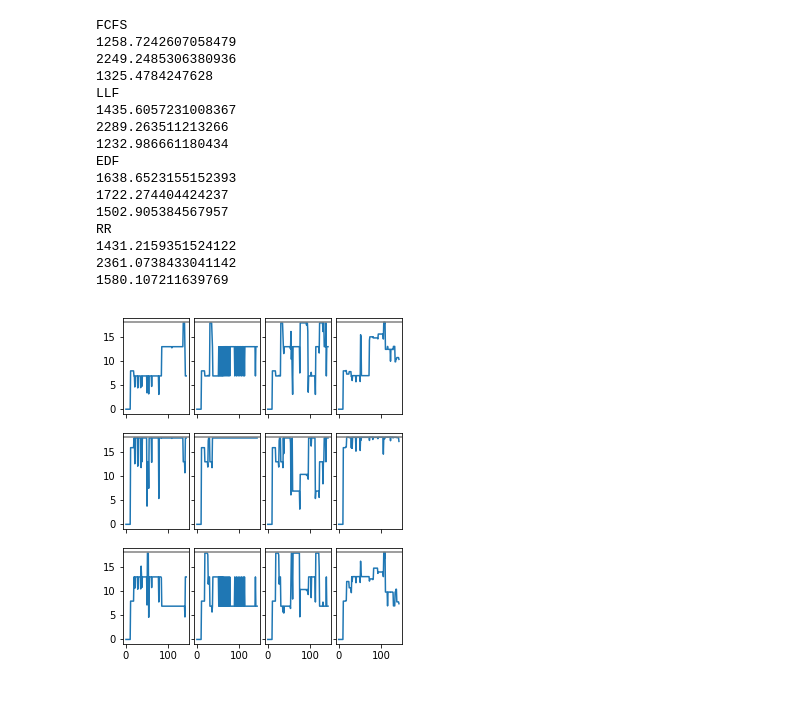
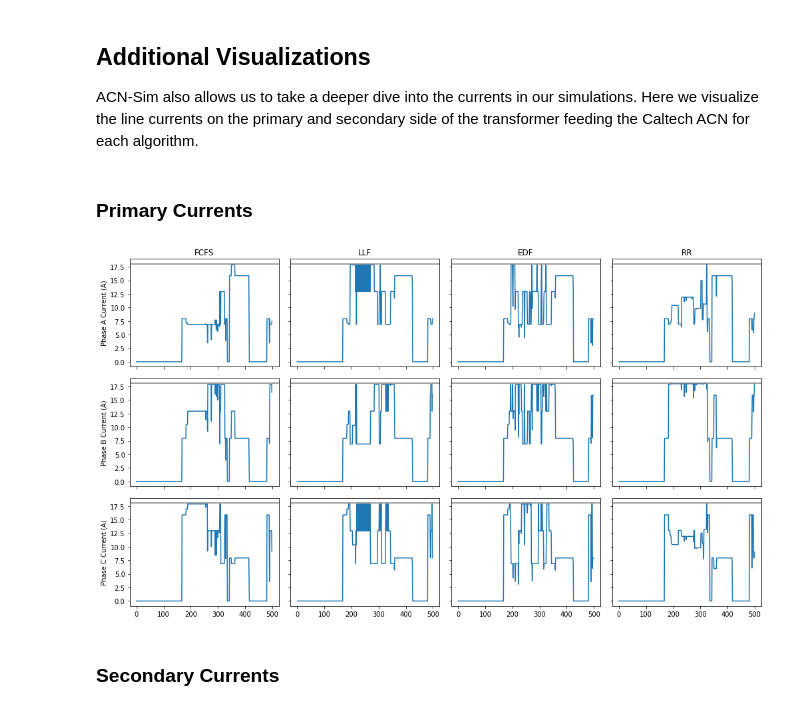
Before and after one commit to caltech-netlab/acnportal-experiments, a Jupyter notebook: baseline_algorithms_w_constrained_infrastructure.ipynb, the cells around one changed output. Cells and saved outputs as stored; diff of their text form; code cells hidden in the pictures.

```diff
--- a/baseline_algorithms_w_constrained_infrastructure.ipynb
+++ b/baseline_algorithms_w_constrained_infrastructure.ipynb
@@ -101,0 +82,9 @@ pd.DataFrame(results).plot()
+# %%
+e_del = defaultdict(dict)
+un_bal = defaultdict(dict)
+max_util = defaultdict(dict)
+for alg in sims:
+  for d in sims[alg]:
+    e_del[alg][d] = proportion_of_energy_delivered(sims[alg][d]) * 100
+    un_bal[alg][d] = np.nanmean(current_unbalance(sims[alg][d], ['Secondary {0}'.format(p) for p in 'ABC'], 'SYM_COMP')) * 100
+    max_util[alg][d] = np.max(aggregate_current(sims[alg][d]))*voltage / 1000 / d * 100
@@ -102,46 +133,38 @@ pd.DataFrame(results).plot()
+# %% [markdown]
+## Additional Visualizations
+ACN-Sim also allows us to take a deeper dive into the currents in our simulations. Here we visualize the line currents on the primary and secondary side of the transformer feeding the Caltech ACN for each algorithm.
 # %%
 currents = {}
 limits = {}
 cap = 15
 for alg in sims:
   currents[alg] = constraint_currents(sims[alg][cap])
+  currents[alg]['Total'] = aggregate_current(sims[alg][cap])
   limits[alg] = {c.name: c.limit for c in sims[alg][cap].network.constraint_set.constraints}
-# %%
-for alg in sims:
-  currents[alg]['Total'] = aggregate_current(sims[alg][15])
 # %%
 def plot_currents(name, start, length):
-  fig, axes = plt.subplots(3, len(currents), sharey=True, sharex=True, figsize=(5, 6))
+  fig, axes = plt.subplots(3, len(currents), sharey=True, sharex=True, figsize=(14, 8))
   fig.subplots_adjust(wspace=0.07)
 
-  i = 0
-  for alg in currents:
-    print(alg)
-    j = 0
-    for line in 'ABC':
+
+  for i, alg in enumerate(currents):
+    for j, line in enumerate('ABC'):
       axes[j, i].plot(currents[alg]['{0} {1}'.format(name, line)][start: start + length], label=line)
       axes[j, i].axhline(limits[alg]['{0} {1}'.format(name, line)], color='grey')
-      print(sum(currents[alg]['{0} {1}'.format(name, line)][start: start + length]))
-      j += 1
-    i += 1
+
+  for ax, col in zip(axes[0], currents.keys()):
+    ax.set_title(col)
+
+  for ax, row in zip(axes[:,0], ['Phase {0} Current (A)'.format(p) for p in 'ABC']):
+      ax.set_ylabel(row)
+
+  fig.tight_layout()
+# %% [markdown]
+### Primary Currents
 # %%
-plot_currents('Primary', 1324, 144)
+plot_currents('Primary', 0, 500)
 # %% [output]
-FCFS
-1258.7242607058479
-2249.2485306380936
-1325.4784247628
-LLF
-1435.6057231008367
-2289.263511213266
-1232.986661180434
-EDF
-1638.6523155152393
-1722.274404424237
-1502.905384567957
-RR
-1431.2159351524122
-2361.0738433041142
-1580.107211639769
-[figure, old version]
+[figure, new version]
+# %% [markdown]
+### Secondary Currents
 # %%
```
Also changed, not shown: parts of 19 cells of this notebook.
